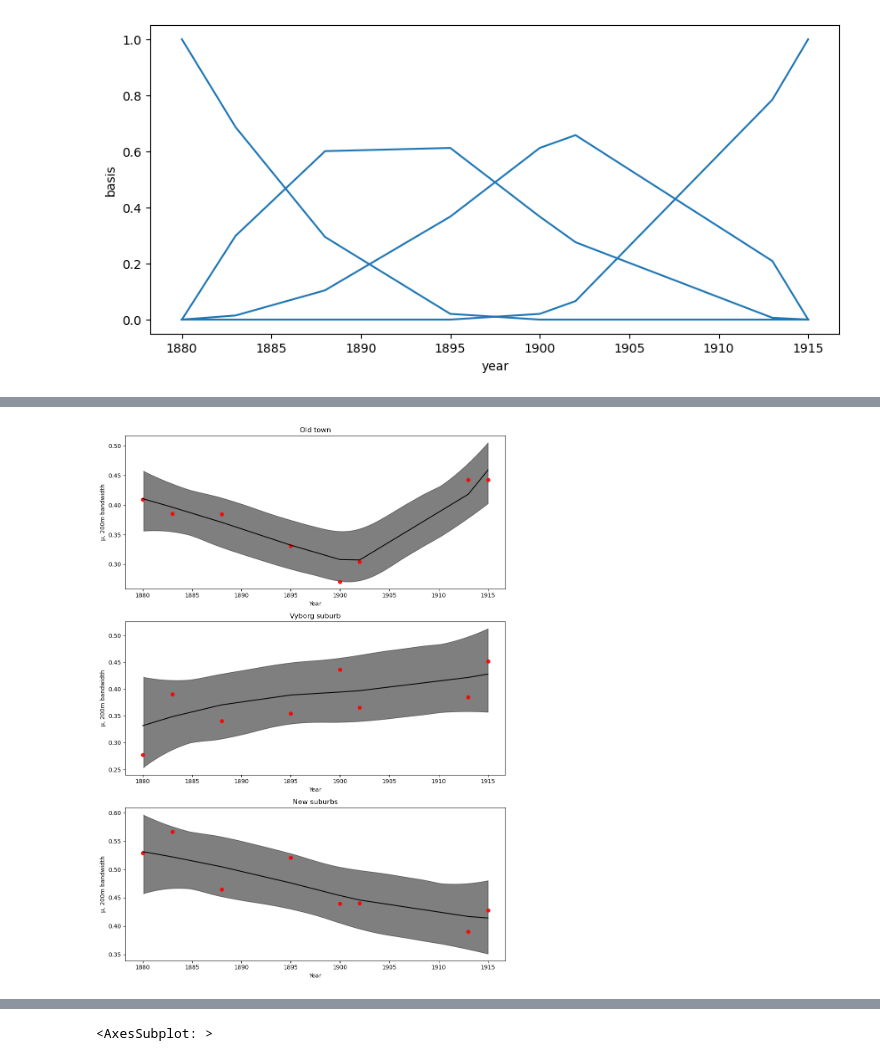
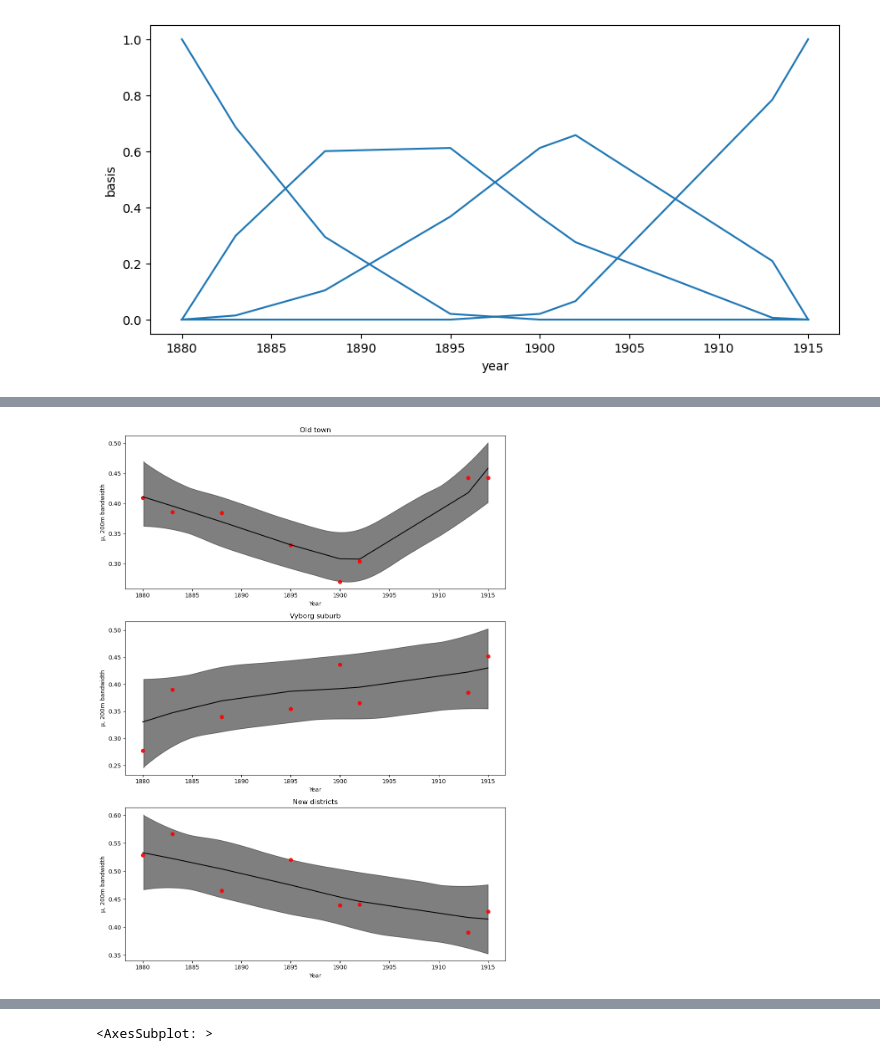
Before and after one commit to AnttiHaerkoenen/spatial_segregation, a Jupyter notebook: notebooks/segregation_change_1880-1915.ipynb, the cells around one changed output, grey strips where cells are left out. Cells and saved outputs as stored; diff of their text form; code cells hidden in the pictures.

Commit message:
new suburbs -> new districts

```diff
--- a/notebooks/segregation_change_1880-1915.ipynb
+++ b/notebooks/segregation_change_1880-1915.ipynb
@@ -23,7 +23,7 @@ CELL_SIZE = 20
 
 AREAS = {
     'Old town': ['Valli', 'Valli_uusi'],
-    'New suburbs': ['Pietarin_esikaupunki', 'Repola', 'Anina', 'Pantsarlahti'],
+    'New districts': ['Pietarin_esikaupunki', 'Repola', 'Anina', 'Pantsarlahti'],
     'All suburbs': ['Viipurin_esikaupunki', 'Pietarin_esikaupunki', 'Repola', 'Anina', 'Papula', 'Pantsarlahti', 'Salakkalahti'],
     'Vyborg suburb': ['Viipurin_esikaupunki'],
     'Salakkalahti': ['Salakkalahti'],
@@ -575,7 +576,7 @@ ax.set_ylabel("basis")
 Text(0, 0.5, 'basis')
 [figure]
 # %%
-σ_σ = 0.06
+σ_σ = 0.05
 μ_a = 0.45
 σ_a = 0.01
 μ_w = [0] * w_len
@@ -659,25 +679,25 @@ Sampling 2 chains for 1_000 tune and 1_000 draw iterations (2_000 + 2_000 draws
 # %%
 # selected areas
-selected_areas = ["Old town", "Vyborg suburb", "New suburbs"]
+selected_areas = ["Old town", "Vyborg suburb", "New districts"]
 fig, axs = plt.subplots(
     ncols=1,
     nrows=len(selected_areas),
     figsize=(FIG_SIZE[0], FIG_SIZE[1] * len(selected_areas))
 )
 for i, area in enumerate(selected_areas):
     mu = idata_areas[area]["posterior"]["μ"]
     az.plot_hdi(regression_data.index, mu, color="k", hdi_prob=0.95, ax=axs[i])
     axs[i].plot(regression_data.index, results_by_district[area], "o", c='red', alpha=0.9)
     axs[i].plot(regression_data.index, mu.mean(axis=(0,1)), c='black')
     axs[i].set_xlabel("Year")
     axs[i].set_ylabel("μ, 200m bandwidth")
     axs[i].set_title(area)
 
 fig.set_tight_layout(True)
 plt.savefig(FIG_DIR / 'all.png')
 plt.show()
 # %% [output]
-[figure, old version]
+[figure, new version]
 # %%
 # All areas
 fig, axs = plt.subplots(
```
Also changed, not shown: parts of 11 cells of this notebook, 4 other files.
